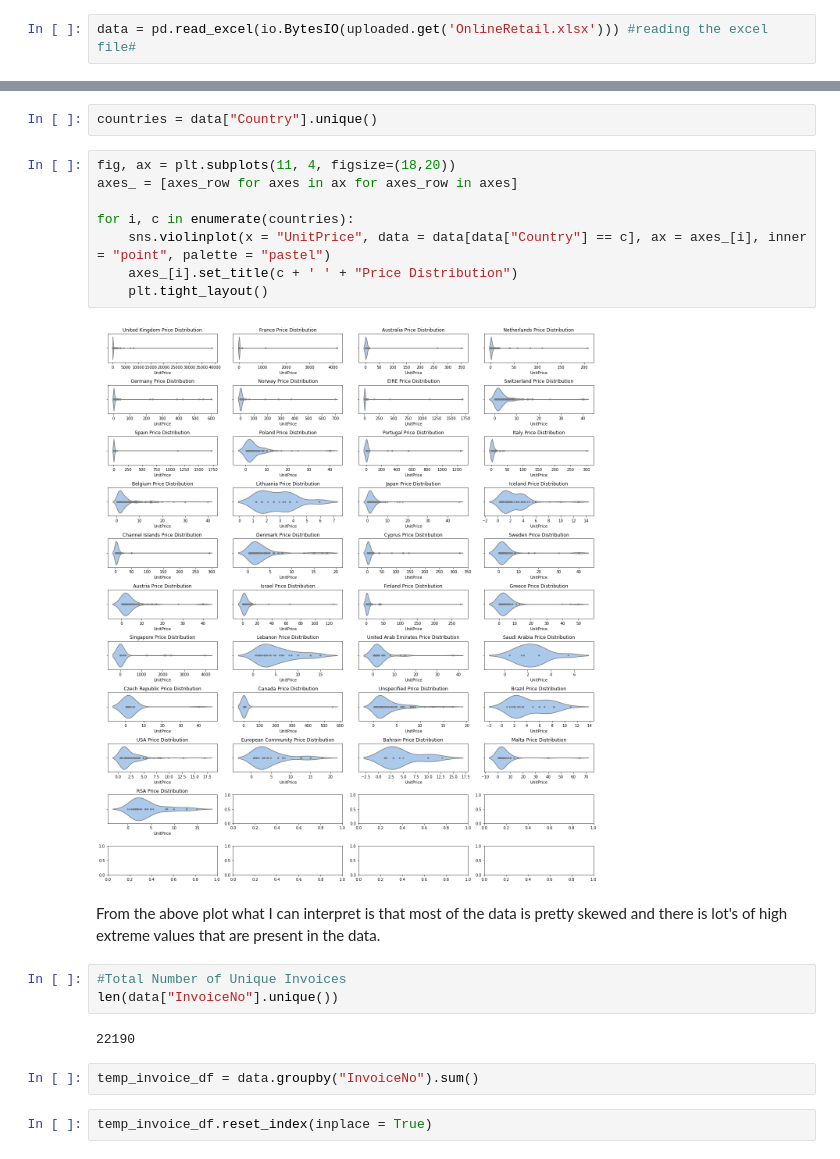
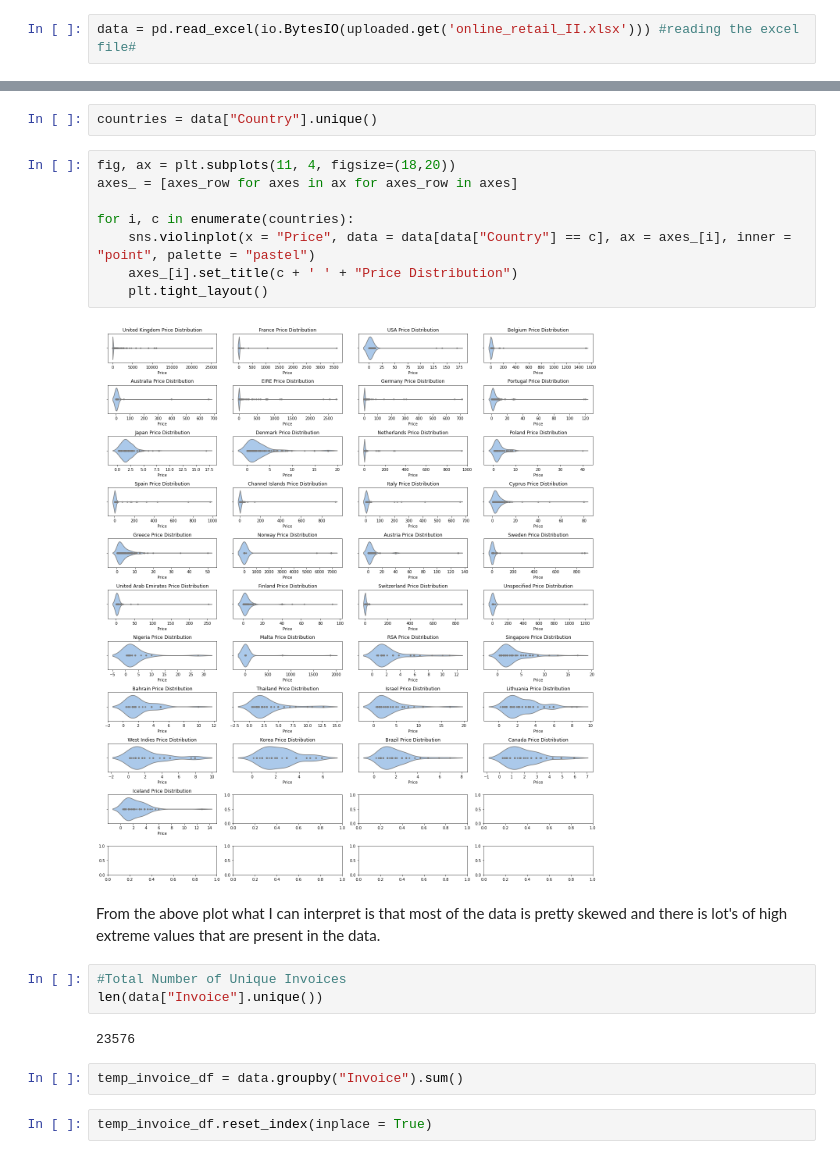
Before and after one commit to mahapara2411/devopsgit, a Jupyter notebook: CLTV.ipynb, the cells around one changed output, grey strips where cells are left out. Saved outputs shown, nothing was run; the diff lists cells and outputs as text.

```diff
--- a/CLTV.ipynb
+++ b/CLTV.ipynb
@@ -36,5 +37,5 @@ Saving OnlineRetail.xlsx to OnlineRetail.xlsx
 # %%
-data = pd.read_excel(io.BytesIO(uploaded.get('OnlineRetail.xlsx'))) #reading the excel file#
+data = pd.read_excel(io.BytesIO(uploaded.get('online_retail_II.xlsx'))) #reading the excel file#
 # %%
 data.head()
 # %% [output]
@@ -220,22 +225,22 @@ countries = data["Country"].unique()
 # %%
 fig, ax = plt.subplots(11, 4, figsize=(18,20))
 axes_ = [axes_row for axes in ax for axes_row in axes]
 
 for i, c in enumerate(countries):
-    sns.violinplot(x = "UnitPrice", data = data[data["Country"] == c], ax = axes_[i], inner = "point", palette = "pastel")
+    sns.violinplot(x = "Price", data = data[data["Country"] == c], ax = axes_[i], inner = "point", palette = "pastel")
     axes_[i].set_title(c + ' ' + "Price Distribution")
     plt.tight_layout()
 # %% [output]
-[figure, old version]
+[figure, new version]
 # %% [markdown]
 From the above plot what I can interpret is that most of the data is pretty skewed and there is lot's of high extreme values that are present in the data.
 # %%
 #Total Number of Unique Invoices
-len(data["InvoiceNo"].unique())
+len(data["Invoice"].unique())
 # %% [output]
-22190
+23576
 # %%
-temp_invoice_df = data.groupby("InvoiceNo").sum()
+temp_invoice_df = data.groupby("Invoice").sum()
 # %%
 temp_invoice_df.reset_index(inplace = True)
 # %%
```
Also changed, not shown: parts of 79 cells of this notebook.
